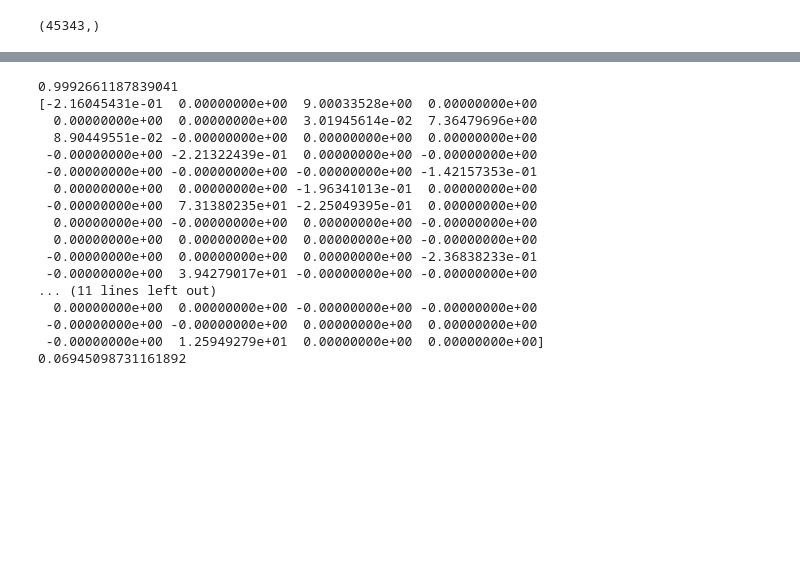
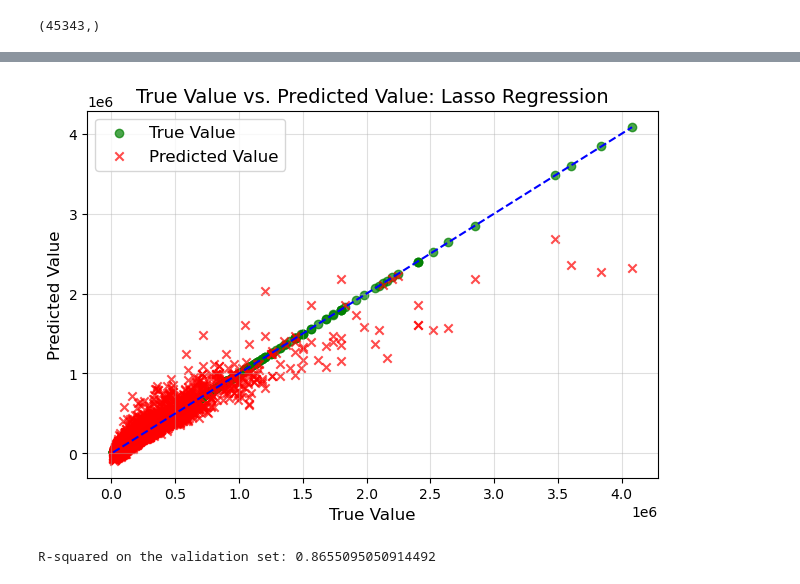
Before and after one commit to MinhPhucLe/Machine-Learning-Project-2023.2, a Jupyter notebook: nam/lasso_regression.ipynb, the cells around one changed output, grey strips where cells are left out. Cells and saved outputs as stored; diff of their text form; code cells hidden in the pictures; blank space fills up the shorter version.

```diff
--- a/nam/lasso_regression.ipynb
+++ b/nam/lasso_regression.ipynb
@@ -155,30 +114,32 @@ pred_table
 9069 rows × 3 columns
 # %%
-from sklearn.linear_model import Lasso
-reg_lasso = Lasso(alpha = 0.55)
-reg_lasso.fit(X_train, Y_train)
+# Scatter plot for Y_test (green)
+plt.scatter(Y_test, Y_test, c='green', marker='o', label='True Value', alpha=0.7)
 
-# Sai số huấn luyện trên tập train
-print(reg_lasso.score(X_train, Y_train))
+# Scatter plot for Y_pred (red)
+plt.scatter(Y_test, Y_pred, c='red', marker='x', label='Predicted Value', alpha=0.7)
 
-# Hệ số hồi qui và hệ số chặn
-print(reg_lasso.coef_)
-print(reg_lasso.intercept_)
+# Add labels and title
+plt.xlabel("True Value", fontsize=12)
+plt.ylabel("Predicted Value", fontsize=12)
+plt.title("True Value vs. Predicted Value: Lasso Regression", fontsize=14)
+
+# Add legend
+plt.legend(fontsize=12)
+
+# Add a diagonal line (perfect prediction line)
+plt.plot([min(Y_test), max(Y_test)], [min(Y_test), max(Y_test)], linestyle='--', color='blue')
+
+# Grid for better readability
+plt.grid(alpha=0.4)
+
+# Show the plot
+plt.tight_layout()  # Adjust layout to prevent overlapping elements
+plt.show()
 # %% [output]
-0.9992661187839041
-[-2.16045431e-01  0.00000000e+00  9.00033528e+00  0.00000000e+00
-  0.00000000e+00  0.00000000e+00  3.01945614e-02  7.36479696e+00
-  8.90449551e-02 -0.00000000e+00  0.00000000e+00  0.00000000e+00
- -0.00000000e+00 -2.21322439e-01  0.00000000e+00 -0.00000000e+00
- -0.00000000e+00 -0.00000000e+00 -0.00000000e+00 -1.42157353e-01
-  0.00000000e+00  0.00000000e+00 -1.96341013e-01  0.00000000e+00
- -0.00000000e+00  7.31380235e+01 -2.25049395e-01  0.00000000e+00
-  0.00000000e+00 -0.00000000e+00  0.00000000e+00 -0.00000000e+00
-  0.00000000e+00  0.00000000e+00  0.00000000e+00 -0.00000000e+00
- -0.00000000e+00  0.00000000e+00  0.00000000e+00 -2.36838233e-01
- -0.00000000e+00  3.94279017e+01 -0.00000000e+00 -0.00000000e+00
-... (11 lines left out)
-  0.00000000e+00  0.00000000e+00 -0.00000000e+00 -0.00000000e+00
- -0.00000000e+00 -0.00000000e+00  0.00000000e+00  0.00000000e+00
- -0.00000000e+00  1.25949279e+01  0.00000000e+00  0.00000000e+00]
-0.06945098731161892
+[figure, added]
+# %%
+score = reg_lasso.score(X_val, Y_val)
+print("R-squared on the validation set:", score)
+# %% [output]
+R-squared on the validation set: 0.8655095050914492
```
Also changed, not shown: parts of 5 cells of this notebook.
